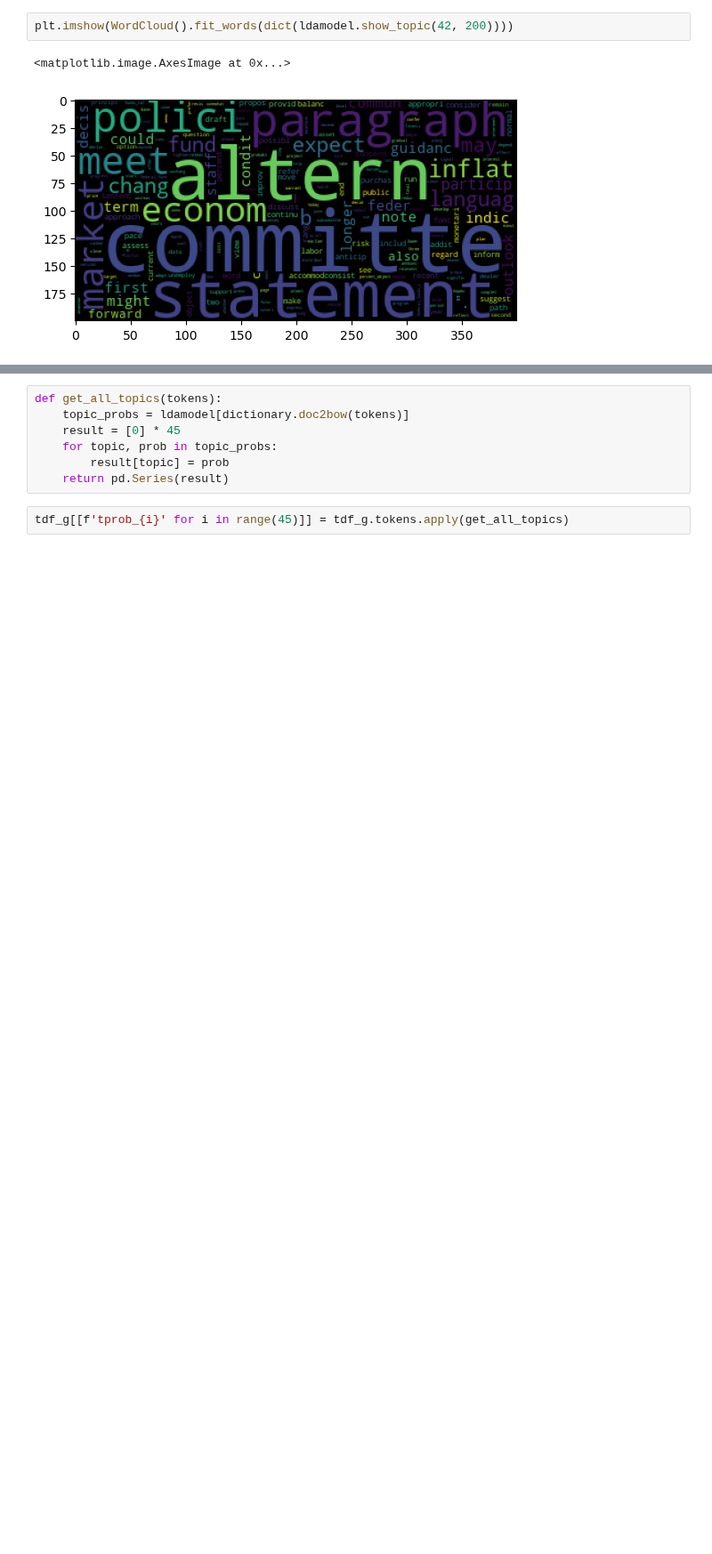
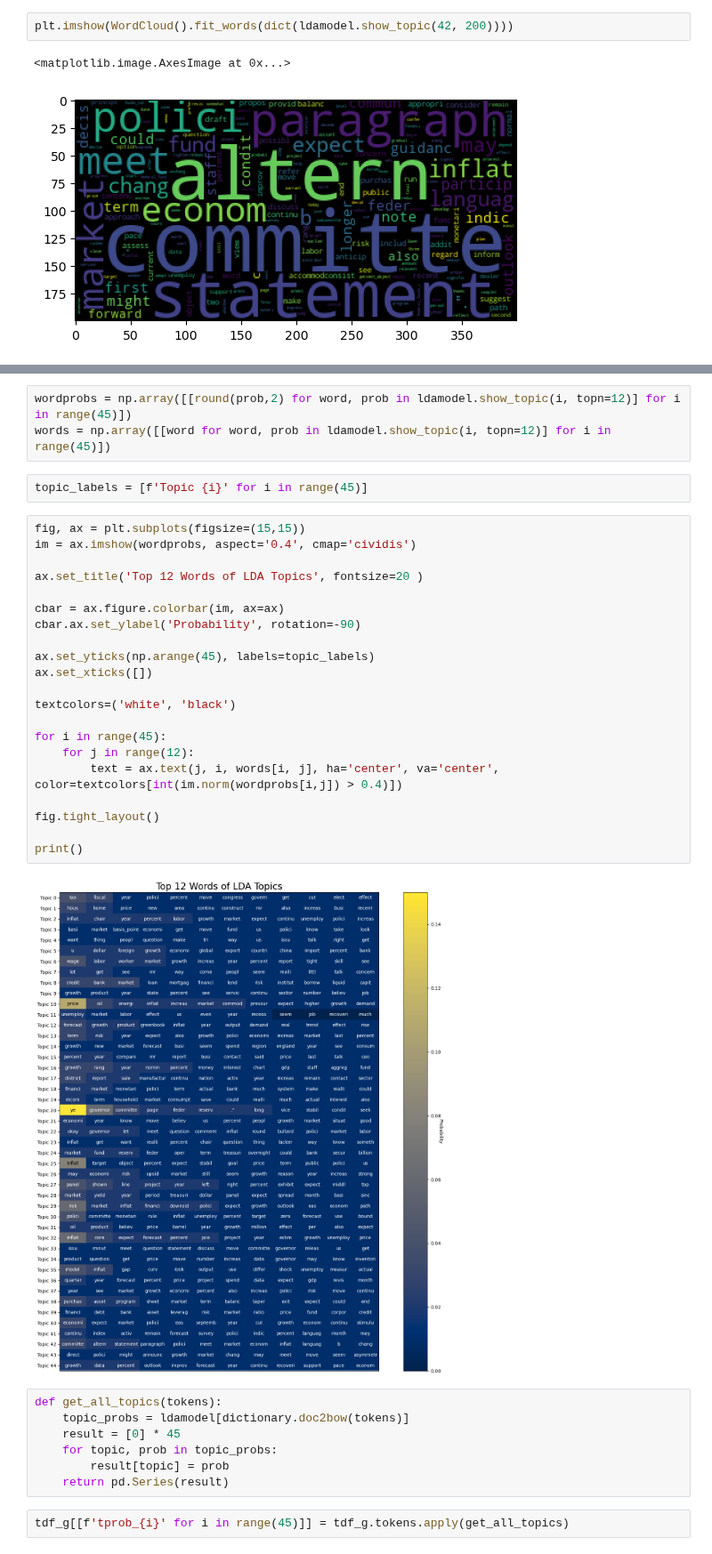
Before and after one commit to bendurham441/fed-nlp, a Jupyter notebook: topic_modelling.ipynb, the cells around one changed output, grey strips where cells are left out. Shown at 89% size. Saved outputs shown, nothing was run; the diff lists cells and outputs as text; blank space fills up the shorter version.

Commit message:
Added topic model heatmap figure

```diff
--- a/topic_modelling.ipynb
+++ b/topic_modelling.ipynb
@@ -80,3 +79,31 @@ ldamodel.print_topics(num_topics=45, num_words=10)
+# %%
+wordprobs = np.array([[round(prob,2) for word, prob in ldamodel.show_topic(i, topn=12)] for i in range(45)])
+words = np.array([[word for word, prob in ldamodel.show_topic(i, topn=12)] for i in range(45)])
+# %%
+topic_labels = [f'Topic {i}' for i in range(45)]
+# %%
+fig, ax = plt.subplots(figsize=(15,15))
+im = ax.imshow(wordprobs, aspect='0.4', cmap='cividis')
+
+ax.set_title('Top 12 Words of LDA Topics', fontsize=20 )
+
+cbar = ax.figure.colorbar(im, ax=ax)
+cbar.ax.set_ylabel('Probability', rotation=-90)
+
+ax.set_yticks(np.arange(45), labels=topic_labels)
+ax.set_xticks([])
+
+textcolors=('white', 'black')
+
+for i in range(45):
+    for j in range(12):
+        text = ax.text(j, i, words[i, j], ha='center', va='center', color=textcolors[int(im.norm(wordprobs[i,j]) > 0.4)])
+
+fig.tight_layout()
+
+print()
+# %% [output]
+[figure, added]
 # %%
 def get_all_topics(tokens):
     topic_probs = ldamodel[dictionary.doc2bow(tokens)]
```
Also changed, not shown: parts of 4 cells of this notebook, 1 other file.
